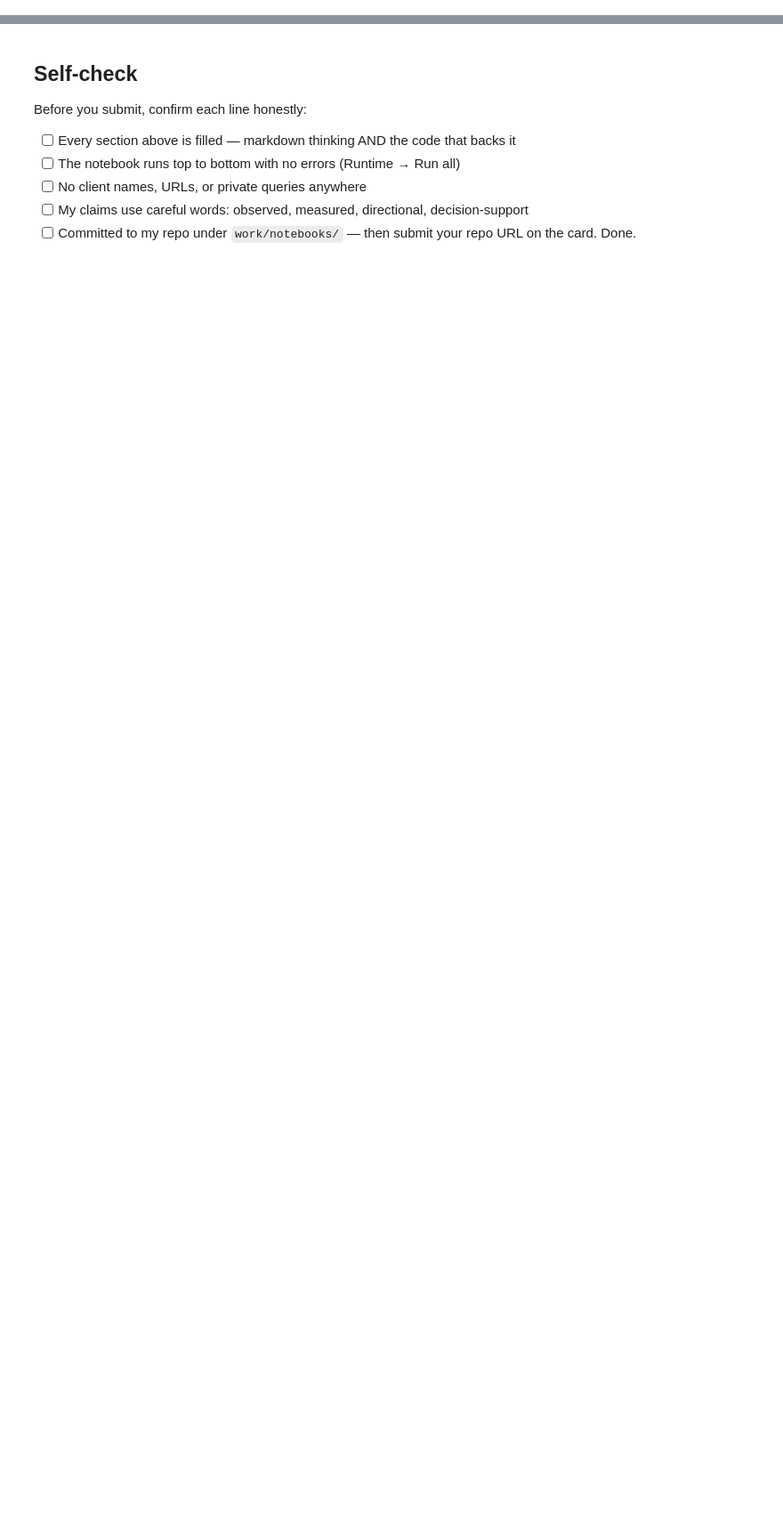
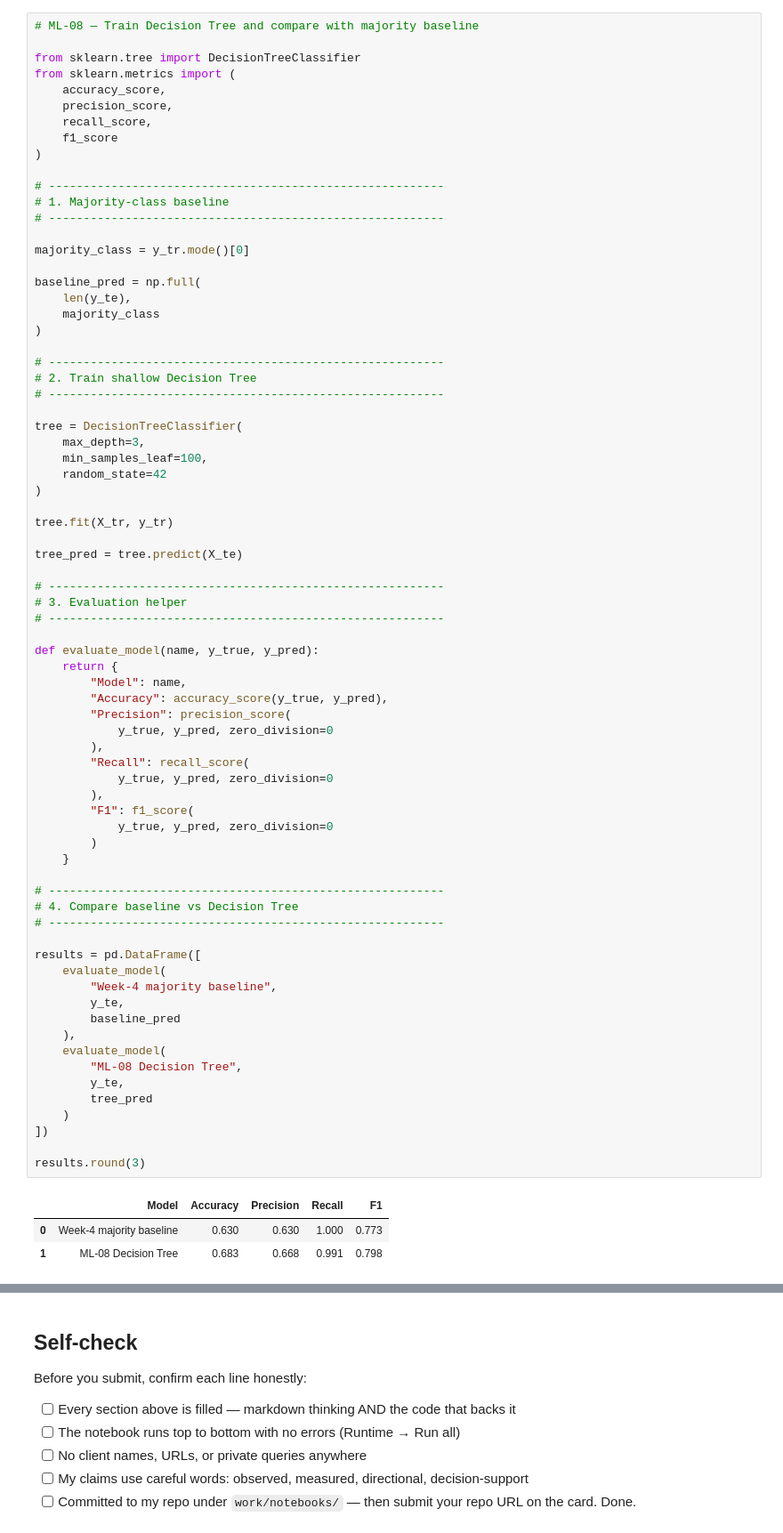
Before and after one commit to Seif-Abouelkhair/flyrank-ml-internship, a Jupyter notebook: work/notebooks/w05_model.ipynb, the cells around one changed output, grey strips where cells are left out. Shown at 89% size. Cells and saved outputs as stored; diff of their text form; blank space fills up the shorter version.

```diff
--- a/work/notebooks/w05_model.ipynb
+++ b/work/notebooks/w05_model.ipynb
@@ -36,0 +321,77 @@ This skeleton is yours to fill. Work the sections **in order** — each one has
+# %%
+# ML-08 — Train Decision Tree and compare with majority baseline
+
+from sklearn.tree import DecisionTreeClassifier
+from sklearn.metrics import (
+    accuracy_score,
+    precision_score,
+    recall_score,
+    f1_score
+)
+
+# ---------------------------------------------------------
+# 1. Majority-class baseline
+# ---------------------------------------------------------
+
+majority_class = y_tr.mode()[0]
+
+baseline_pred = np.full(
+    len(y_te),
+    majority_class
+)
+
+# ---------------------------------------------------------
+# 2. Train shallow Decision Tree
+# ---------------------------------------------------------
+
+tree = DecisionTreeClassifier(
+    max_depth=3,
+    min_samples_leaf=100,
+    random_state=42
+)
+
+tree.fit(X_tr, y_tr)
+
+tree_pred = tree.predict(X_te)
+
+# ---------------------------------------------------------
+# 3. Evaluation helper
+# ---------------------------------------------------------
+
+def evaluate_model(name, y_true, y_pred):
+    return {
+        "Model": name,
+        "Accuracy": accuracy_score(y_true, y_pred),
+        "Precision": precision_score(
+            y_true, y_pred, zero_division=0
+        ),
+        "Recall": recall_score(
+            y_true, y_pred, zero_division=0
+        ),
+        "F1": f1_score(
+            y_true, y_pred, zero_division=0
+        )
+    }
+
+# ---------------------------------------------------------
+# 4. Compare baseline vs Decision Tree
+# ---------------------------------------------------------
+
+results = pd.DataFrame([
+    evaluate_model(
+        "Week-4 majority baseline",
+        y_te,
+        baseline_pred
+    ),
+    evaluate_model(
+        "ML-08 Decision Tree",
+        y_te,
+        tree_pred
+    )
+])
+
+results.round(3)
+# %% [output]
+|  | Model | Accuracy | Precision | Recall | F1 |
+| 0 | Week-4 majority baseline | 0.630 | 0.630 | 1.000 | 0.773 |
+| 1 | ML-08 Decision Tree | 0.683 | 0.668 | 0.991 | 0.798 |
```
Also changed, not shown: parts of 21 cells of this notebook.
